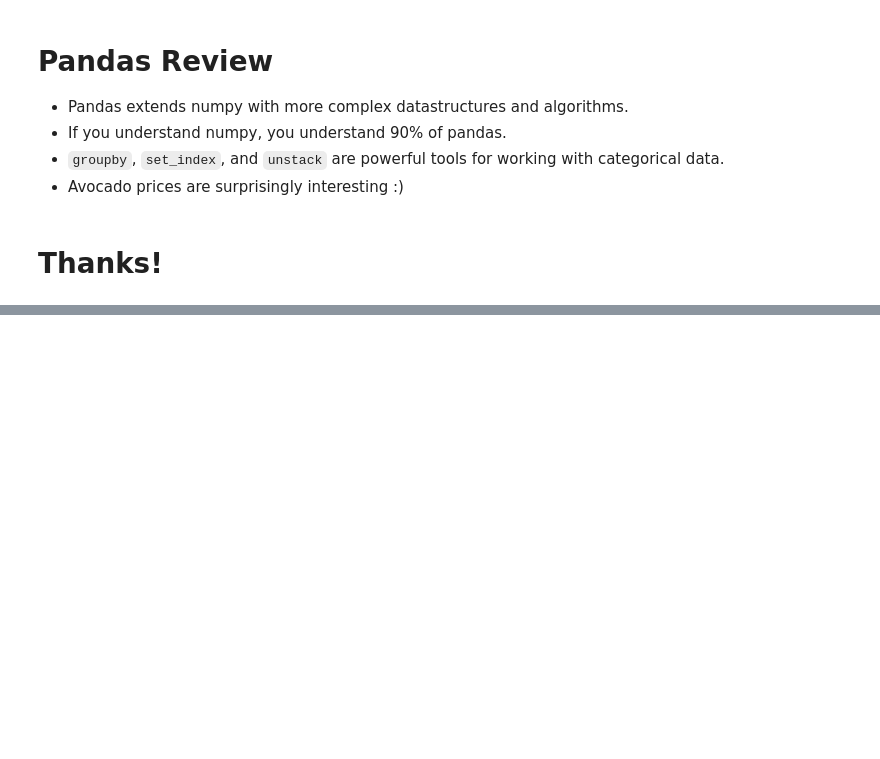
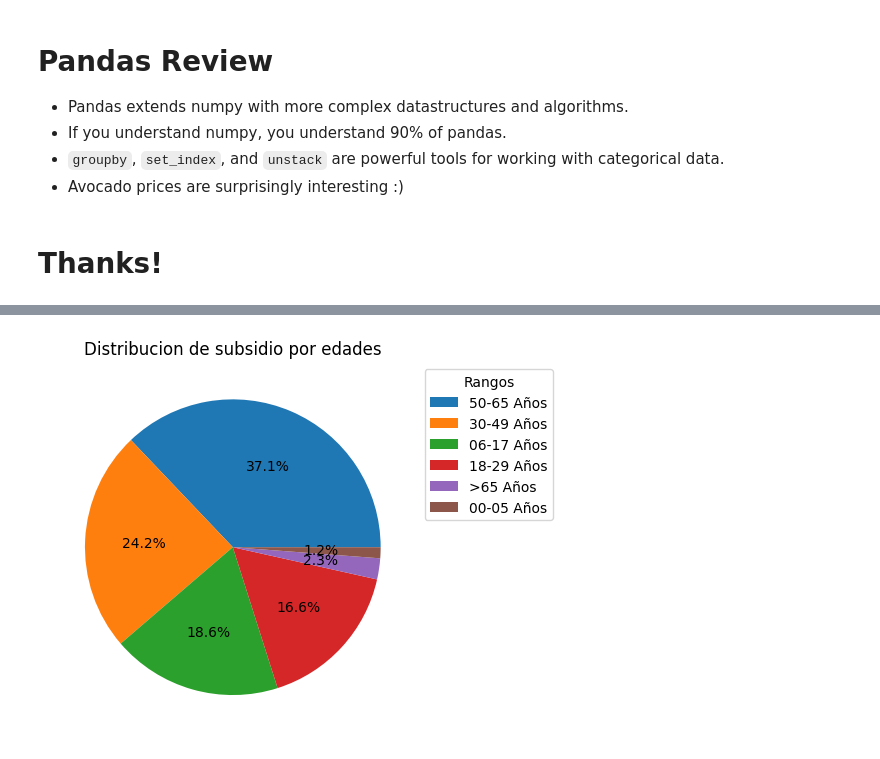
Before and after one commit to Pab10Suarez/MetNumUN2024I, a Jupyter notebook: Lab2/psuarezv_Lab2.ipynb, the cells around one changed output, grey strips where cells are left out. Cells and saved outputs as stored; diff of their text form; code cells hidden in the pictures; blank space fills up the shorter version.

```diff
--- a/Lab2/psuarezv_Lab2.ipynb
+++ b/Lab2/psuarezv_Lab2.ipynb
@@ -1864,0 +1896,22 @@ plt.show()
+# %%
+import matplotlib.pyplot as plt
+
+
+# Contar los valores de edades
+edades = dfFamilias['rangoedad'].value_counts()
+
+# Graficar
+edades.plot(kind='pie', autopct='%1.1f%%', stacked=True, labels=None)  # Pasar labels=None
+plt.title("Distribucion de subsidio por edades")
+plt.ylabel("")
+
+# Ajustar los rangos de edad para que incluyan "Años"
+#dfFamilias['rangoedad'] = dfFamilias['rangoedad'] + " Años"
+
+# Colocar la leyenda en la parte superior izquierda
+plt.legend(title='Rangos', loc='upper left', labels=edades.index , bbox_to_anchor=(1, 1))
+
+plt.xticks(rotation=0)
+plt.show()
+# %% [output]
+[figure, added]
```
Also changed, not shown: parts of 4 cells of this notebook.
